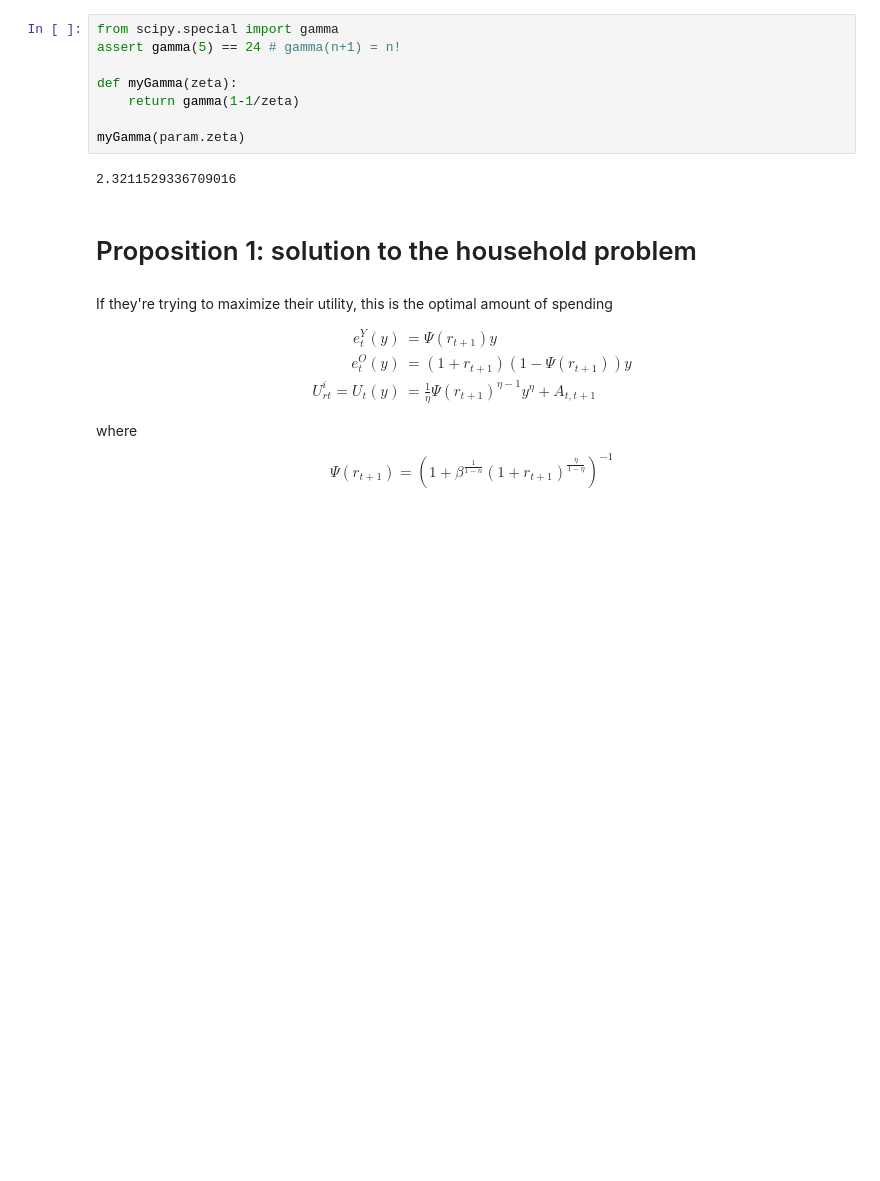
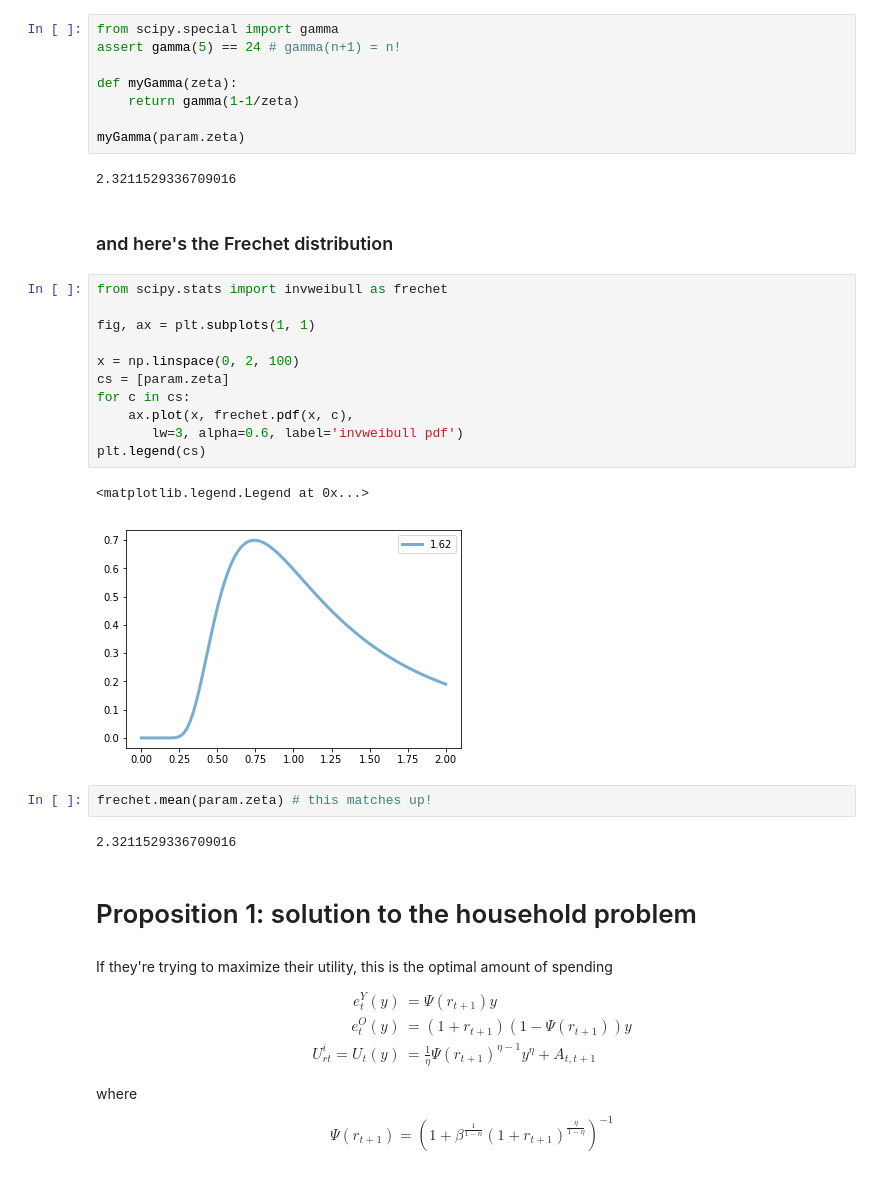
Before and after one commit to mwufi/spatial-structural-change, a Jupyter notebook: Untitled.ipynb, the cells around one changed output. Saved outputs shown, nothing was run; the diff lists cells and outputs as text; blank space fills up the shorter version.

Commit message:
plot Frechet distribution

```diff
--- a/Untitled.ipynb
+++ b/Untitled.ipynb
@@ -131,6 +131,26 @@ def myGamma(zeta):
 myGamma(param.zeta)
 # %% [output]
 2.3211529336709016
+# %% [markdown]
+### and here's the Frechet distribution
+# %%
+from scipy.stats import invweibull as frechet
+
+fig, ax = plt.subplots(1, 1)
+
+x = np.linspace(0, 2, 100)
+cs = [param.zeta]
+for c in cs:
+    ax.plot(x, frechet.pdf(x, c),
+       lw=3, alpha=0.6, label='invweibull pdf')
+plt.legend(cs)
+# %% [output]
+<matplotlib.legend.Legend at 0x...>
+[figure, added]
+# %%
+frechet.mean(param.zeta) # this matches up!
+# %% [output]
+2.3211529336709016
 # %% [markdown]
 # Proposition 1: solution to the household problem
 # %% [markdown]
```
